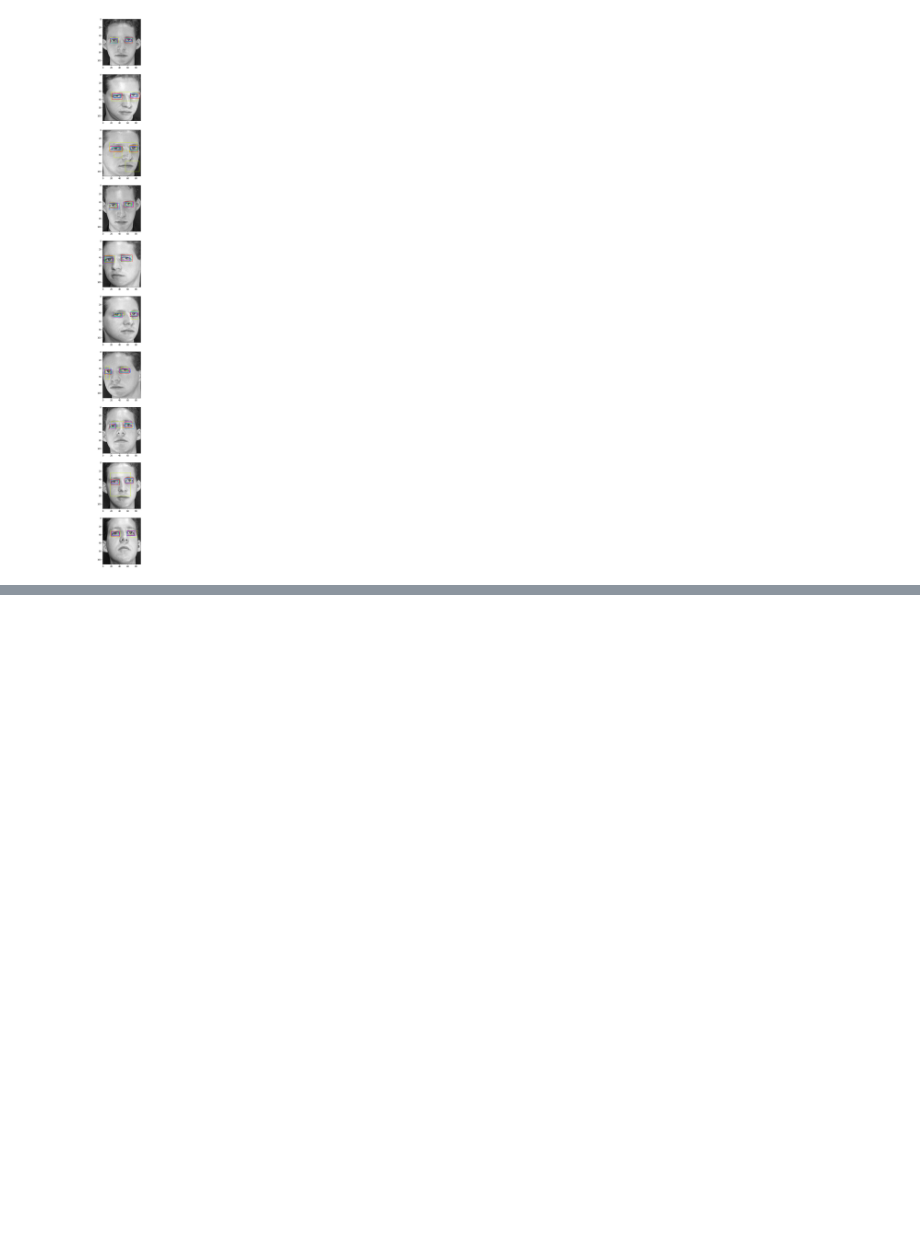
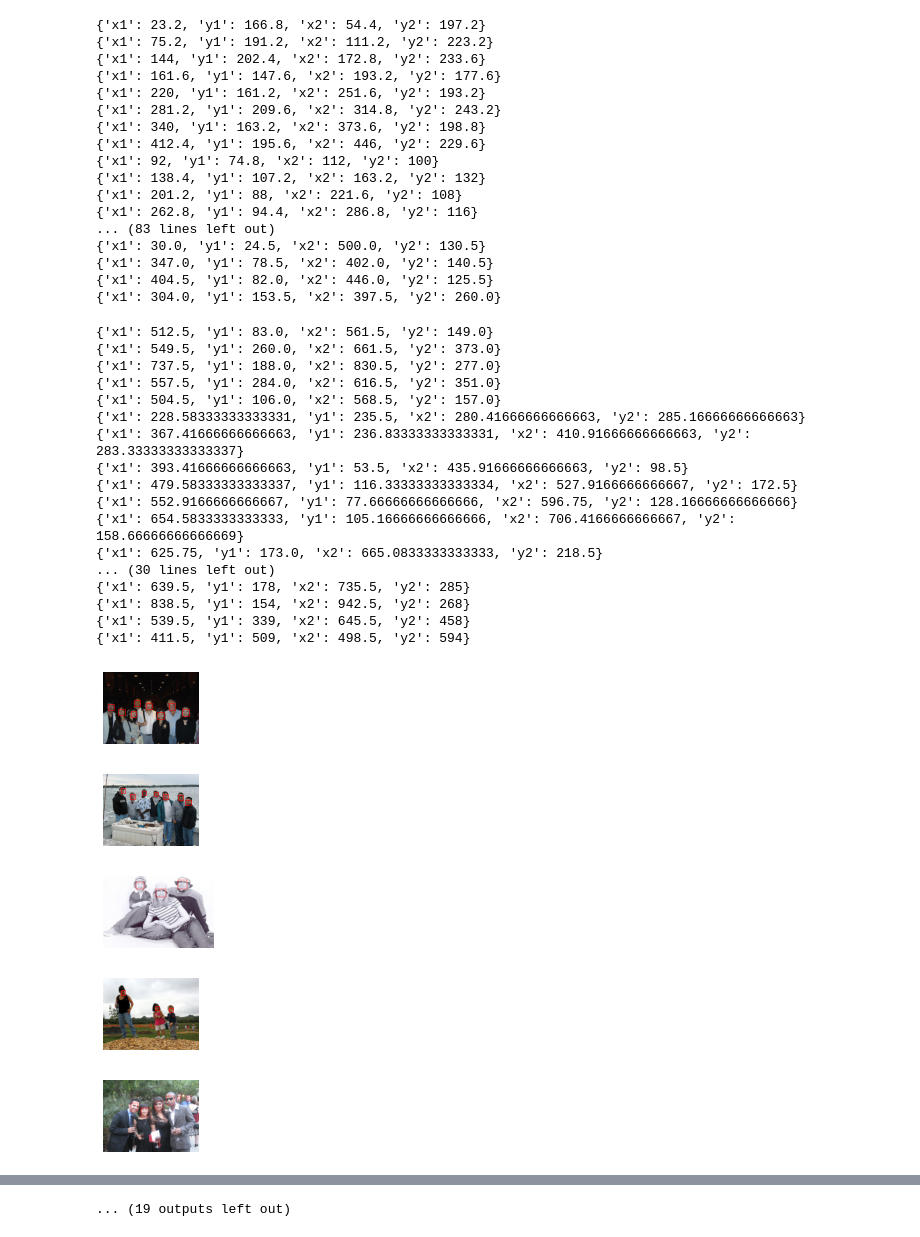
Before and after one commit to Godis715/Markup-Tool, a Jupyter notebook: result-inference-service/notebooks/bbox-inference.ipynb, the cells around one changed output, grey strips where cells are left out. Saved outputs shown, nothing was run; the diff lists cells and outputs as text; code cells hidden in the pictures; blank space fills up the shorter version.

```diff
--- a/result-inference-service/notebooks/bbox-inference.ipynb
+++ b/result-inference-service/notebooks/bbox-inference.ipynb
@@ -74,0 +48,2 @@ for r in results:
+# %%
+inferred = infer_multi_recognition(items, aggregate="mean")
@@ -75,3 +68,12 @@ for r in results:
+# %%
+from pathlib import Path
+from PIL import Image
+
+IMAGE_DIR = r"C:\Users\User\Documents\Projects\Markup-Tool\images"
+paths = [item["imageUrl"] for item in items]
+paths = list(set(paths))
+
+images = { path: Image.open(path) for path in paths }
 # %%
 def get_cmap(n, name='hsv'):
     '''Returns a function that maps each index in 0, 1, ..., n-1 to a distinct
@@ -88,13 +90,63 @@ def plot_markup(ax, img, markup):
     for i, rects in enumerate(markup):
         c = get_color(i)
         for r in rects:
-            w = r[2] - r[0]
-            h = r[3] - r[1]
-            rect = patches.Rectangle((r[0], r[1]), w, h, linewidth=1, edgecolor=c, facecolor="none")
+            print(r)
+            w = r["x2"] - r["x1"]
+            h = r["y2"] - r["y1"]
+            rect = patches.Rectangle((r["x1"], r["y1"]), w, h, linewidth=200/img.size[1], edgecolor=c, facecolor="none")
             ax.add_patch(rect)
-# %%
-fig, axs = plt.subplots(len(images), figsize=(5, 50))
-for i, (img_name, markup) in enumerate(image_results.items()):
-    plot_markup(axs[i], images[img_name], markup)
-# %% [output]
-[figure, removed]
+# %%
+for i, item in enumerate(inferred):
+    image = images[item["imageUrl"]]
+    markup = item["result"]["rectangles"]
+
+    width, height = image.size
+    fig = plt.figure()
+    fig.set_size_inches(width/height, 1)
+    ax = plt.Axes(fig, [0., 0., 1., 1.])
+    ax.set_axis_off()
+    fig.add_axes(ax)
+
+    plot_markup(ax, image, [markup])
+
+    plt.savefig(r"C:\Users\User\Documents\study\диплом\inference\processed_mean\\" + item["imageUrl"].split("\\")[-1], dpi=height)
+# %% [output]
+{'x1': 23.2, 'y1': 166.8, 'x2': 54.4, 'y2': 197.2}
+{'x1': 75.2, 'y1': 191.2, 'x2': 111.2, 'y2': 223.2}
+{'x1': 144, 'y1': 202.4, 'x2': 172.8, 'y2': 233.6}
+{'x1': 161.6, 'y1': 147.6, 'x2': 193.2, 'y2': 177.6}
+{'x1': 220, 'y1': 161.2, 'x2': 251.6, 'y2': 193.2}
+{'x1': 281.2, 'y1': 209.6, 'x2': 314.8, 'y2': 243.2}
+{'x1': 340, 'y1': 163.2, 'x2': 373.6, 'y2': 198.8}
+{'x1': 412.4, 'y1': 195.6, 'x2': 446, 'y2': 229.6}
+{'x1': 92, 'y1': 74.8, 'x2': 112, 'y2': 100}
+{'x1': 138.4, 'y1': 107.2, 'x2': 163.2, 'y2': 132}
+{'x1': 201.2, 'y1': 88, 'x2': 221.6, 'y2': 108}
+{'x1': 262.8, 'y1': 94.4, 'x2': 286.8, 'y2': 116}
+... (83 lines left out)
+{'x1': 30.0, 'y1': 24.5, 'x2': 500.0, 'y2': 130.5}
+{'x1': 347.0, 'y1': 78.5, 'x2': 402.0, 'y2': 140.5}
+{'x1': 404.5, 'y1': 82.0, 'x2': 446.0, 'y2': 125.5}
+{'x1': 304.0, 'y1': 153.5, 'x2': 397.5, 'y2': 260.0}
+{'x1': 512.5, 'y1': 83.0, 'x2': 561.5, 'y2': 149.0}
+{'x1': 549.5, 'y1': 260.0, 'x2': 661.5, 'y2': 373.0}
+{'x1': 737.5, 'y1': 188.0, 'x2': 830.5, 'y2': 277.0}
+{'x1': 557.5, 'y1': 284.0, 'x2': 616.5, 'y2': 351.0}
+{'x1': 504.5, 'y1': 106.0, 'x2': 568.5, 'y2': 157.0}
+{'x1': 228.58333333333331, 'y1': 235.5, 'x2': 280.41666666666663, 'y2': 285.16666666666663}
+{'x1': 367.41666666666663, 'y1': 236.83333333333331, 'x2': 410.91666666666663, 'y2': 283.33333333333337}
+{'x1': 393.41666666666663, 'y1': 53.5, 'x2': 435.91666666666663, 'y2': 98.5}
+{'x1': 479.58333333333337, 'y1': 116.33333333333334, 'x2': 527.9166666666667, 'y2': 172.5}
+{'x1': 552.9166666666667, 'y1': 77.66666666666666, 'x2': 596.75, 'y2': 128.16666666666666}
+{'x1': 654.5833333333333, 'y1': 105.16666666666666, 'x2': 706.4166666666667, 'y2': 158.66666666666669}
+{'x1': 625.75, 'y1': 173.0, 'x2': 665.0833333333333, 'y2': 218.5}
+... (30 lines left out)
+{'x1': 639.5, 'y1': 178, 'x2': 735.5, 'y2': 285}
+{'x1': 838.5, 'y1': 154, 'x2': 942.5, 'y2': 268}
+{'x1': 539.5, 'y1': 339, 'x2': 645.5, 'y2': 458}
+{'x1': 411.5, 'y1': 509, 'x2': 498.5, 'y2': 594}
+[figure, added]
+[figure, added]
+[figure, added]
+[figure, added]
+[figure, added]
@@ -100,0 +158 @@ for i, (img_name, markup) in enumerate(image_results.items()):
+... (19 outputs left out)
```
Also changed, not shown: parts of 14 cells of this notebook, 9 other files.
